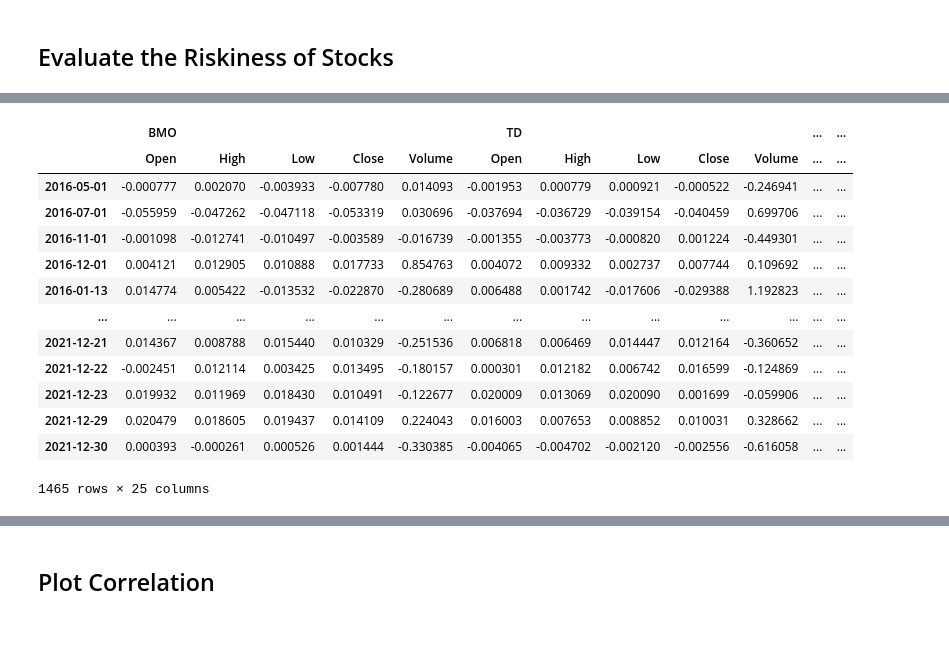
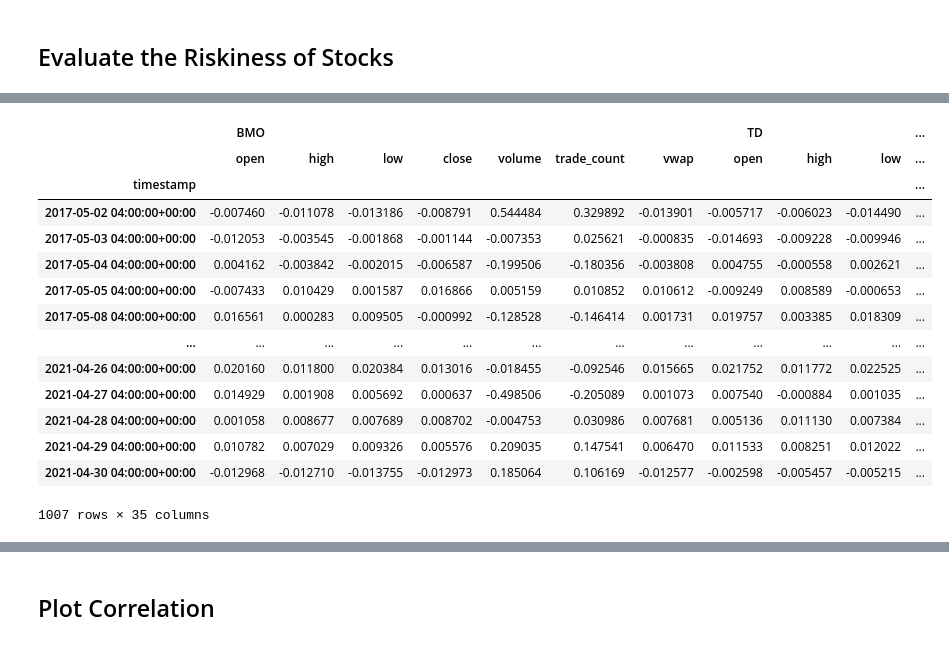
Before and after one commit to Jahanzeb9999/Fintech-Project-1, a Jupyter notebook: Fintech-Project-1-master/project1.ipynb, the cells around one changed output, grey strips where cells are left out. Cells and saved outputs as stored; diff of their text form; code cells hidden in the pictures.

```diff
--- a/Fintech-Project-1-master/project1.ipynb
+++ b/Fintech-Project-1-master/project1.ipynb
@@ -23,0 +27,20 @@ ValueError: ('Key ID must be given to access Alpaca trade API', ' (env: APCA_API
+# %%
+start_date = pd.Timestamp("2017-05-01", tz="America/New_York").isoformat()
+end_date = pd.Timestamp("2021-05-01", tz="America/New_York").isoformat()
+
+# Set the ticker information
+tickers = ["TD","BMO","BNS", "RY", "SP"]
+timeframe = "1Day"
+
+
+# Get 4 year's worth of historical price data
+# HINT: Set "limit" to at least 10000 so all ticker rows are captured from get_bars()
+df_ticker = api.get_bars(
+    tickers,
+    timeframe,
+    start=start_date,
+    end=end_date
+).df
+
+# Display sample data
+df_ticker
@@ -23,0 +62,10 @@ ValueError: ('Key ID must be given to access Alpaca trade API', ' (env: APCA_API
+# %%
+BMO = df_ticker[df_ticker["symbol"] == "BMO"].drop("symbol", axis=1)
+TD = df_ticker[df_ticker["symbol"] == "TD"].drop("symbol", axis=1)
+BNS = df_ticker[df_ticker["symbol"] == "BNS"].drop("symbol", axis=1)
+RY = df_ticker[df_ticker["symbol"] == "RY"].drop("symbol", axis=1)
+SP = df_ticker[df_ticker["symbol"] == "SP"].drop("symbol", axis=1)
+
+
+df_ticker = pd.concat([BMO, TD, BNS, RY, SP], axis=1, keys=["BMO", "TD", "BNS", "RY", "SP"])
+df_ticker
@@ -181,20 +227,21 @@ dtype: float64
 # %%
-daily_returns = Stock_concat.pct_change().dropna()
+daily_returns = df_ticker.pct_change().dropna()
 daily_returns
 # %% [output]
-|  | BMO |  |  |  |  | TD |  |  |  |  | ... | ... |
-|  | Open | High | Low | Close | Volume | Open | High | Low | Close | Volume | ... | ... |
-| 2016-05-01 | -0.000777 | 0.002070 | -0.003933 | -0.007780 | 0.014093 | -0.001953 | 0.000779 | 0.000921 | -0.000522 | -0.246941 | ... | ... |
-| 2016-07-01 | -0.055959 | -0.047262 | -0.047118 | -0.053319 | 0.030696 | -0.037694 | -0.036729 | -0.039154 | -0.040459 | 0.699706 | ... | ... |
-| 2016-11-01 | -0.001098 | -0.012741 | -0.010497 | -0.003589 | -0.016739 | -0.001355 | -0.003773 | -0.000820 | 0.001224 | -0.449301 | ... | ... |
-| 2016-12-01 | 0.004121 | 0.012905 | 0.010888 | 0.017733 | 0.854763 | 0.004072 | 0.009332 | 0.002737 | 0.007744 | 0.109692 | ... | ... |
-| 2016-01-13 | 0.014774 | 0.005422 | -0.013532 | -0.022870 | -0.280689 | 0.006488 | 0.001742 | -0.017606 | -0.029388 | 1.192823 | ... | ... |
-| ... | ... | ... | ... | ... | ... | ... | ... | ... | ... | ... | ... | ... |
-| 2021-12-21 | 0.014367 | 0.008788 | 0.015440 | 0.010329 | -0.251536 | 0.006818 | 0.006469 | 0.014447 | 0.012164 | -0.360652 | ... | ... |
-| 2021-12-22 | -0.002451 | 0.012114 | 0.003425 | 0.013495 | -0.180157 | 0.000301 | 0.012182 | 0.006742 | 0.016599 | -0.124869 | ... | ... |
-| 2021-12-23 | 0.019932 | 0.011969 | 0.018430 | 0.010491 | -0.122677 | 0.020009 | 0.013069 | 0.020090 | 0.001699 | -0.059906 | ... | ... |
-| 2021-12-29 | 0.020479 | 0.018605 | 0.019437 | 0.014109 | 0.224043 | 0.016003 | 0.007653 | 0.008852 | 0.010031 | 0.328662 | ... | ... |
-| 2021-12-30 | 0.000393 | -0.000261 | 0.000526 | 0.001444 | -0.330385 | -0.004065 | -0.004702 | -0.002120 | -0.002556 | -0.616058 | ... | ... |
+|  | BMO |  |  |  |  |  |  | TD |  |  | ... |
+|  | open | high | low | close | volume | trade_count | vwap | open | high | low | ... |
+| timestamp |  |  |  |  |  |  |  |  |  |  | ... |
+| 2017-05-02 04:00:00+00:00 | -0.007460 | -0.011078 | -0.013186 | -0.008791 | 0.544484 | 0.329892 | -0.013901 | -0.005717 | -0.006023 | -0.014490 | ... |
+| 2017-05-03 04:00:00+00:00 | -0.012053 | -0.003545 | -0.001868 | -0.001144 | -0.007353 | 0.025621 | -0.000835 | -0.014693 | -0.009228 | -0.009946 | ... |
+| 2017-05-04 04:00:00+00:00 | 0.004162 | -0.003842 | -0.002015 | -0.006587 | -0.199506 | -0.180356 | -0.003808 | 0.004755 | -0.000558 | 0.002621 | ... |
+| 2017-05-05 04:00:00+00:00 | -0.007433 | 0.010429 | 0.001587 | 0.016866 | 0.005159 | 0.010852 | 0.010612 | -0.009249 | 0.008589 | -0.000653 | ... |
+| 2017-05-08 04:00:00+00:00 | 0.016561 | 0.000283 | 0.009505 | -0.000992 | -0.128528 | -0.146414 | 0.001731 | 0.019757 | 0.003385 | 0.018309 | ... |
+| ... | ... | ... | ... | ... | ... | ... | ... | ... | ... | ... | ... |
+| 2021-04-26 04:00:00+00:00 | 0.020160 | 0.011800 | 0.020384 | 0.013016 | -0.018455 | -0.092546 | 0.015665 | 0.021752 | 0.011772 | 0.022525 | ... |
+| 2021-04-27 04:00:00+00:00 | 0.014929 | 0.001908 | 0.005692 | 0.000637 | -0.498506 | -0.205089 | 0.001073 | 0.007540 | -0.000884 | 0.001035 | ... |
+| 2021-04-28 04:00:00+00:00 | 0.001058 | 0.008677 | 0.007689 | 0.008702 | -0.004753 | 0.030986 | 0.007681 | 0.005136 | 0.011130 | 0.007384 | ... |
+| 2021-04-29 04:00:00+00:00 | 0.010782 | 0.007029 | 0.009326 | 0.005576 | 0.209035 | 0.147541 | 0.006470 | 0.011533 | 0.008251 | 0.012022 | ... |
+| 2021-04-30 04:00:00+00:00 | -0.012968 | -0.012710 | -0.013755 | -0.012973 | 0.185064 | 0.106169 | -0.012577 | -0.002598 | -0.005457 | -0.005215 | ... |
-1465 rows × 25 columns
+1007 rows × 35 columns
 # %%
 Stock_concat.isnull().mean() * 100
```
Also changed, not shown: parts of 36 cells of this notebook.
